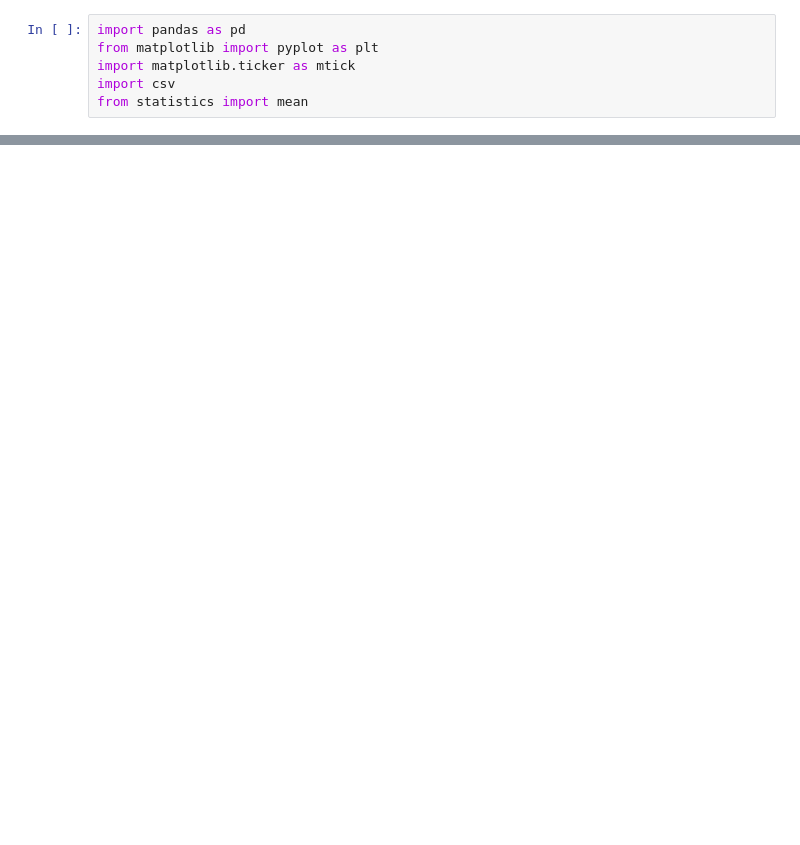
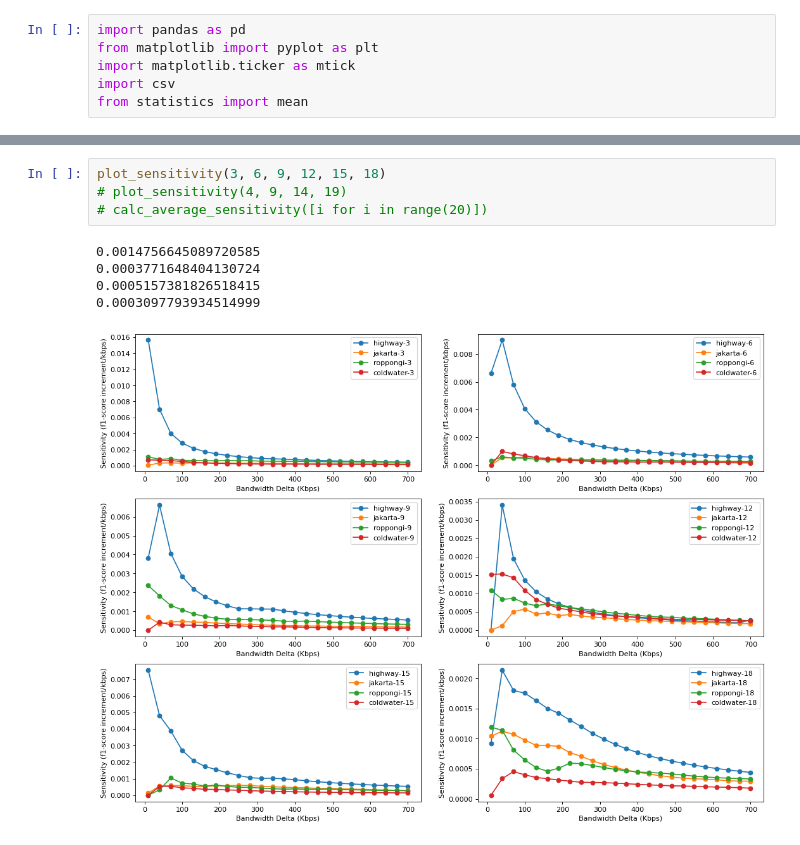
Before and after one commit to zharfanf/dds-zharfanf, a Jupyter notebook: workspace/sensitivityPlotter.ipynb, the cells around one changed output, grey strips where cells are left out. Saved outputs shown, nothing was run; the diff lists cells and outputs as text; blank space fills up the shorter version.

```diff
--- a/workspace/sensitivityPlotter.ipynb
+++ b/workspace/sensitivityPlotter.ipynb
@@ -51,0 +143,10 @@ def plot_sensitivity(bandwidth_f1):
+# %%
+plot_sensitivity(3, 6, 9, 12, 15, 18)
+# plot_sensitivity(4, 9, 14, 19)
+# calc_average_sensitivity([i for i in range(20)])
+# %% [output]
+0.0014756645089720585
+0.0003771648404130724
+0.0005157381826518415
+0.0003097793934514999
+[figure, added]
```
Also changed, not shown: parts of 10 cells of this notebook.
